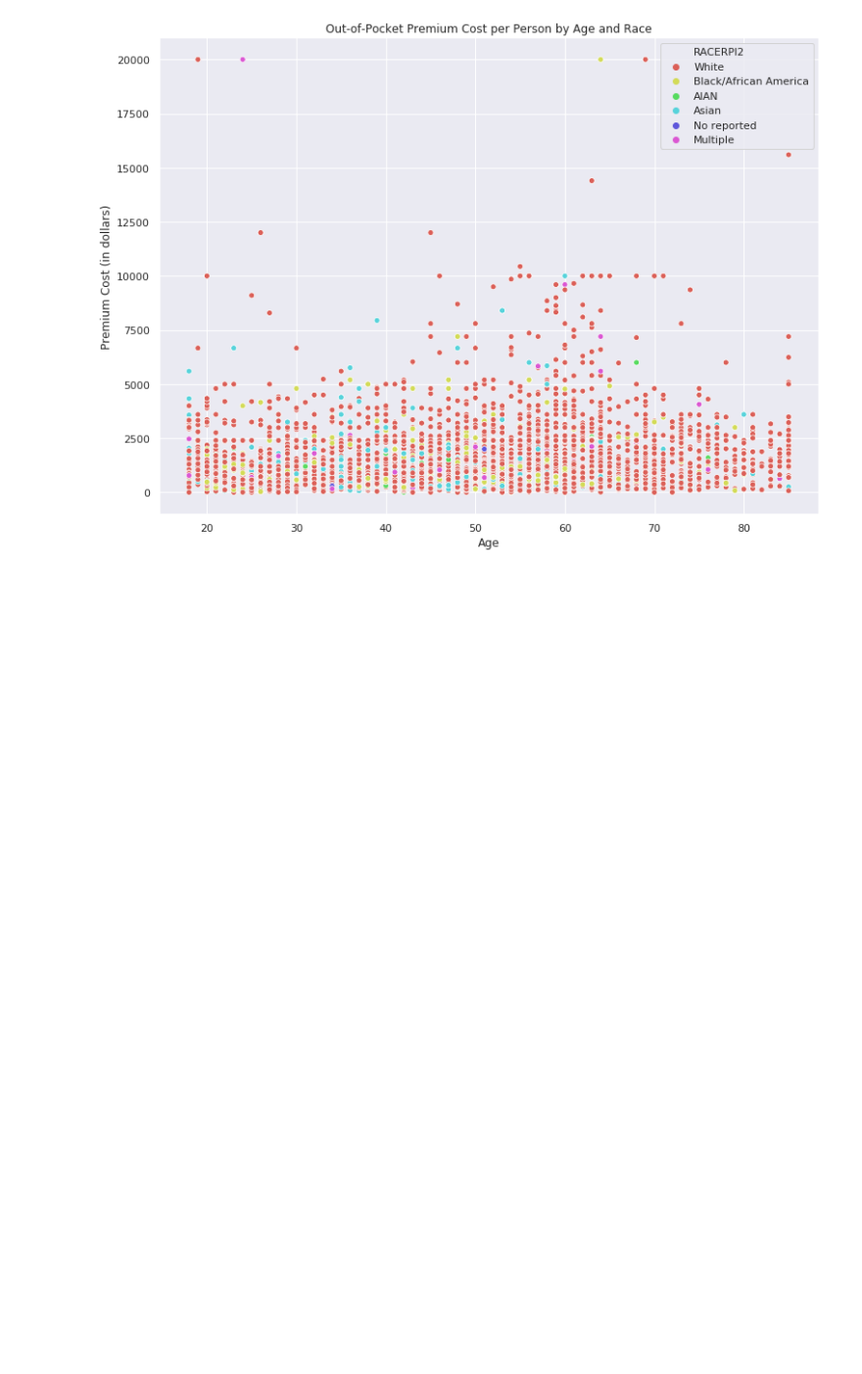
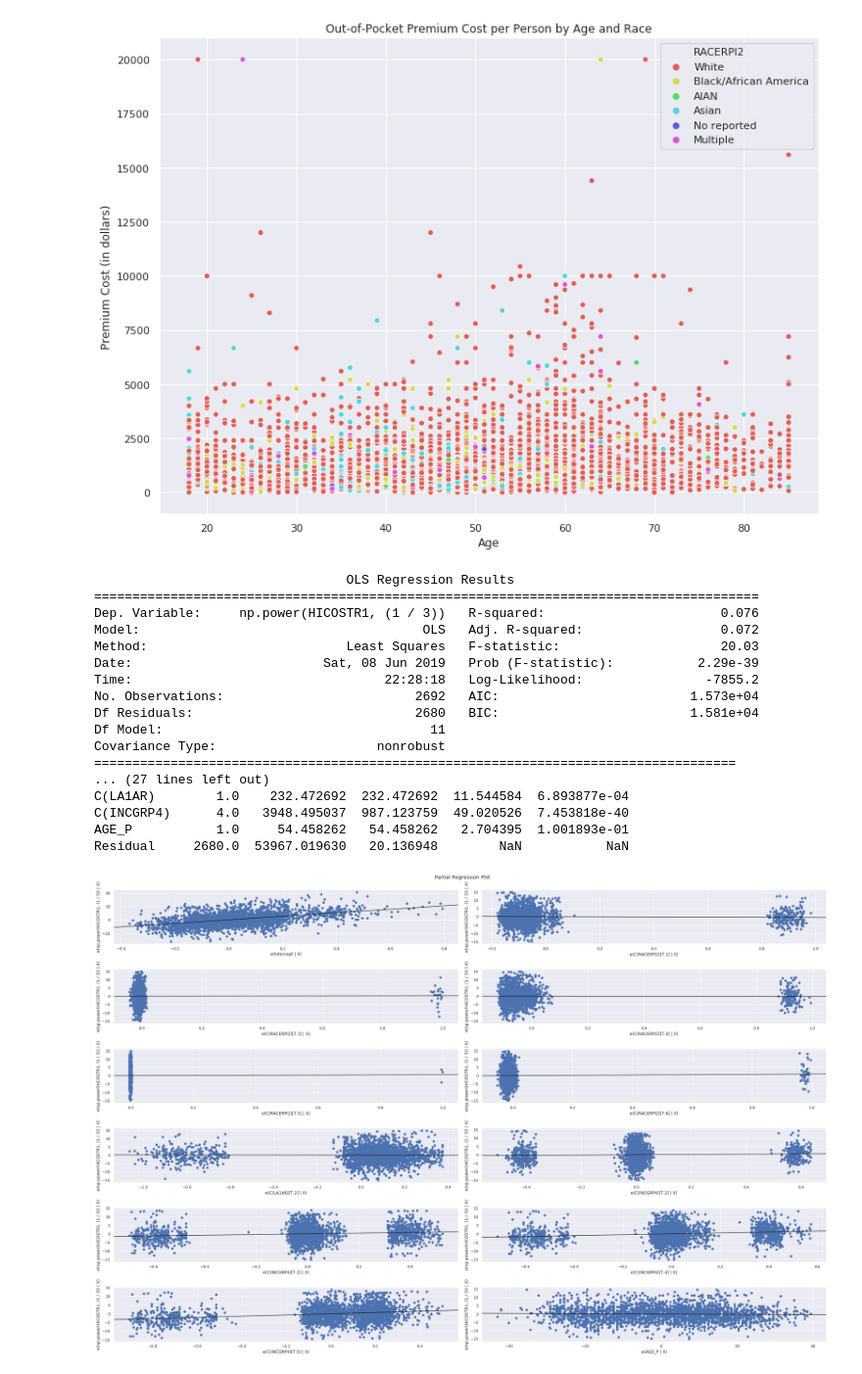
Before and after one commit to hanson263/PSTAT-134-Project, a Jupyter notebook: final_project.ipynb, the cells around one changed output. Shown: that part at 98% size. Saved outputs shown, nothing was run; the diff lists cells and outputs as text; code cells hidden in the pictures; blank space fills up the shorter version.

```diff
--- a/final_project.ipynb
+++ b/final_project.ipynb
@@ -78,2 +90,33 @@ warnings.simplefilter('ignore')
 # %% [output]
 [figure]
+# %%
+health_pruned = health[health.HICOSTR1 < 90000]
+health_pruned = health_pruned[health_pruned.AGE_P > 17]
+health_pruned = health_pruned[health_pruned.INCGRP4 < 6]
+fit1 = ols("np.power(HICOSTR1, (1/3)) ~ AGE_P+C(RACERPI2)+C(LA1AR)+C(INCGRP4)", data = health_pruned, missing = 'drop').fit()
+#Removed region, transform the response by the cube root.
+print(fit1.summary())
+print(anova_lm(fit1))
+fig = plt.figure(figsize=(30,20))
+fig = sm.graphics.plot_partregress_grid(fit1, fig=fig)
+resid = fit1.resid
+sms.qqplot(resid);
+# %% [output]
+                                 OLS Regression Results
+=======================================================================================
+Dep. Variable:     np.power(HICOSTR1, (1 / 3))   R-squared:                       0.076
+Model:                                     OLS   Adj. R-squared:                  0.072
+Method:                          Least Squares   F-statistic:                     20.03
+Date:                         Sat, 08 Jun 2019   Prob (F-statistic):           2.29e-39
+Time:                                 22:28:18   Log-Likelihood:                -7855.2
+No. Observations:                         2692   AIC:                         1.573e+04
+Df Residuals:                             2680   BIC:                         1.581e+04
+Df Model:                                   11
+Covariance Type:                     nonrobust
+====================================================================================
+... (27 lines left out)
+C(LA1AR)        1.0    232.472692  232.472692  11.544584  6.893877e-04
+C(INCGRP4)      4.0   3948.495037  987.123759  49.020526  7.453818e-40
+AGE_P           1.0     54.458262   54.458262   2.704395  1.001893e-01
+Residual     2680.0  53967.019630   20.136948        NaN           NaN
+[figure, added]
```
Also changed, not shown: parts of 6 cells of this notebook.
